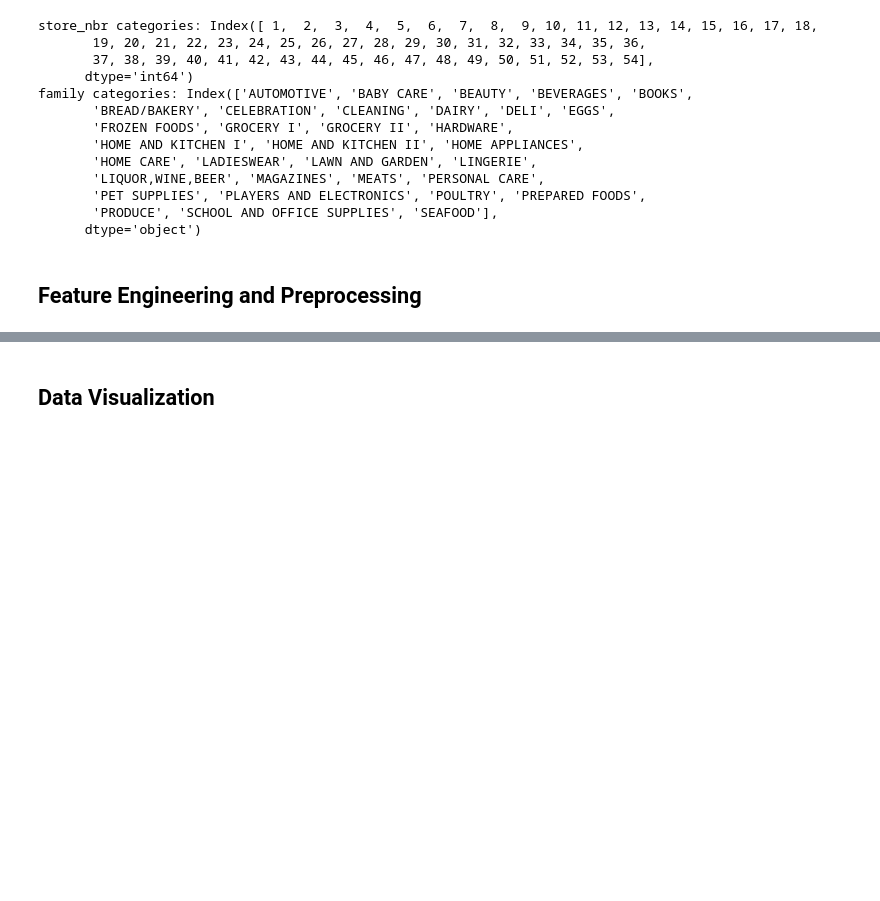
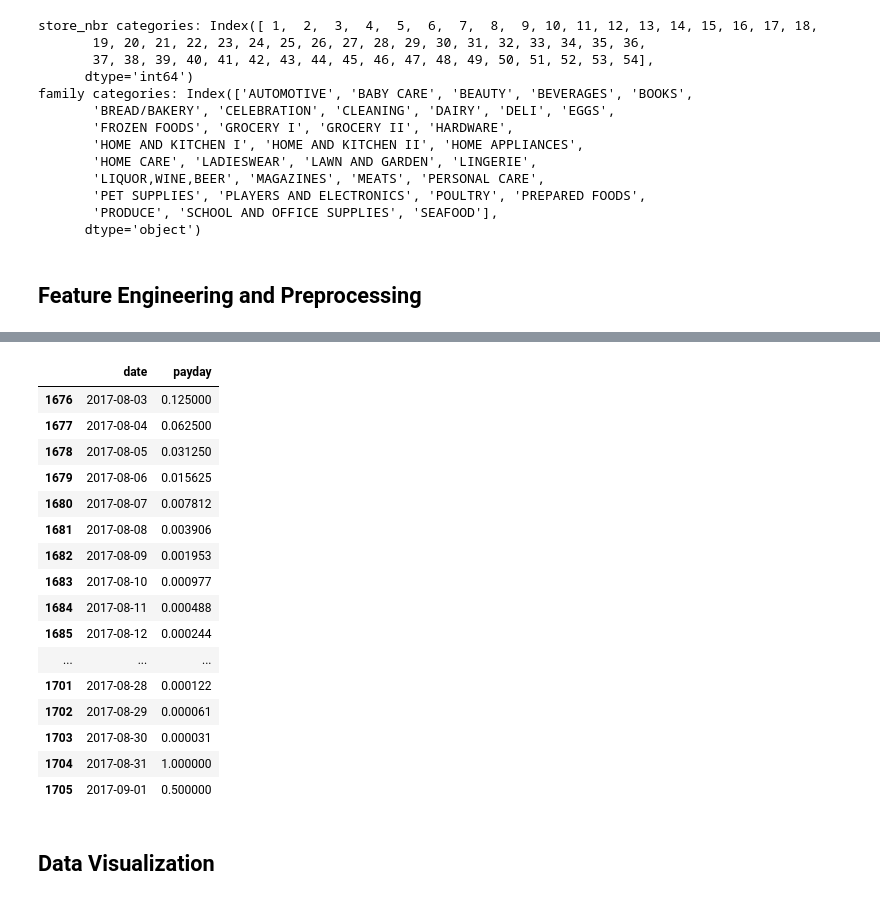
Before and after one commit to stpledger/sales_forecasting, a Jupyter notebook: project.ipynb, the cells around one changed output, grey strips where cells are left out. Saved outputs shown, nothing was run; the diff lists cells and outputs as text; code cells hidden in the pictures; blank space fills up the shorter version.

```diff
--- a/project.ipynb
+++ b/project.ipynb
@@ -366,3 +421,31 @@ class PreProcessor:
+# %%
+payday = pd.DataFrame({
+    'date': pd.date_range(start='2012-12-31', end='2017-09-01', freq='D'),
+    'payday': 0.0
+})
+payday.loc[(payday['date'].dt.day == 1) | (payday['date'].dt.day == 16), 'payday'] = 1.0
+payday['payday'] = payday['payday'].shift(-1)
+for i in range(16):
+    payday['payday'] = np.maximum(payday['payday'], payday['payday'].shift(1) * 0.5)
+    payday['payday'] = payday['payday'].fillna(0).astype(float)
+# %% [output]
+|  | date | payday |
+| 1676 | 2017-08-03 | 0.125000 |
+| 1677 | 2017-08-04 | 0.062500 |
+| 1678 | 2017-08-05 | 0.031250 |
+| 1679 | 2017-08-06 | 0.015625 |
+| 1680 | 2017-08-07 | 0.007812 |
+| 1681 | 2017-08-08 | 0.003906 |
+| 1682 | 2017-08-09 | 0.001953 |
+| 1683 | 2017-08-10 | 0.000977 |
+| 1684 | 2017-08-11 | 0.000488 |
+| 1685 | 2017-08-12 | 0.000244 |
+| ... | ... | ... |
+| 1701 | 2017-08-28 | 0.000122 |
+| 1702 | 2017-08-29 | 0.000061 |
+| 1703 | 2017-08-30 | 0.000031 |
+| 1704 | 2017-08-31 | 1.000000 |
+| 1705 | 2017-09-01 | 0.500000 |
 # %%
 def get_readable_preprocessed(df, proc_date=None, test=False, store_filter=None, family_filter=None, normalize_sales=False, normalize_promos=False):
     if store_filter is not None:
```
Also changed, not shown: parts of 5 cells of this notebook.
